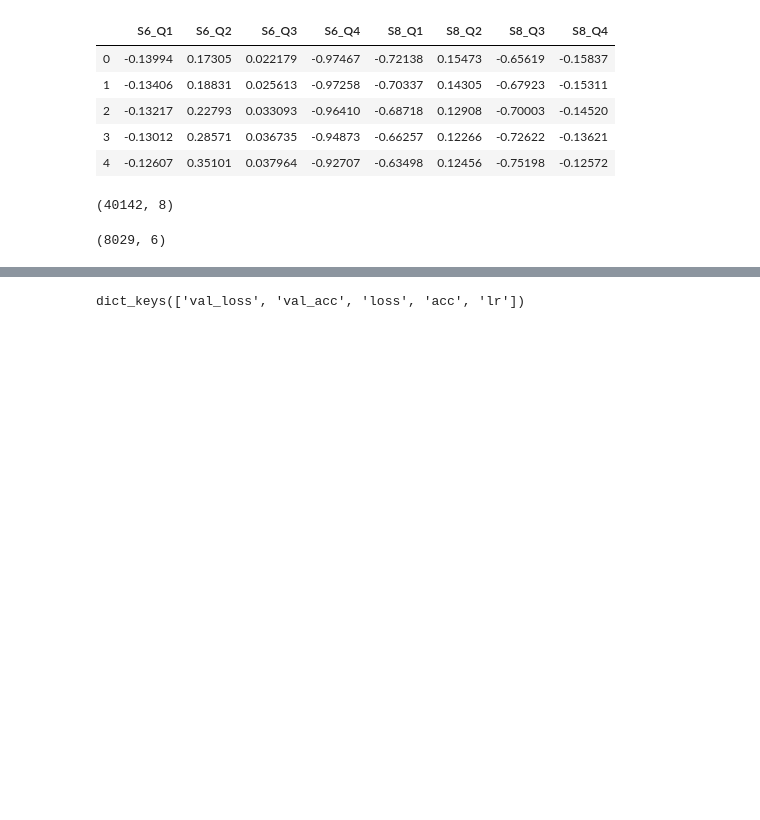
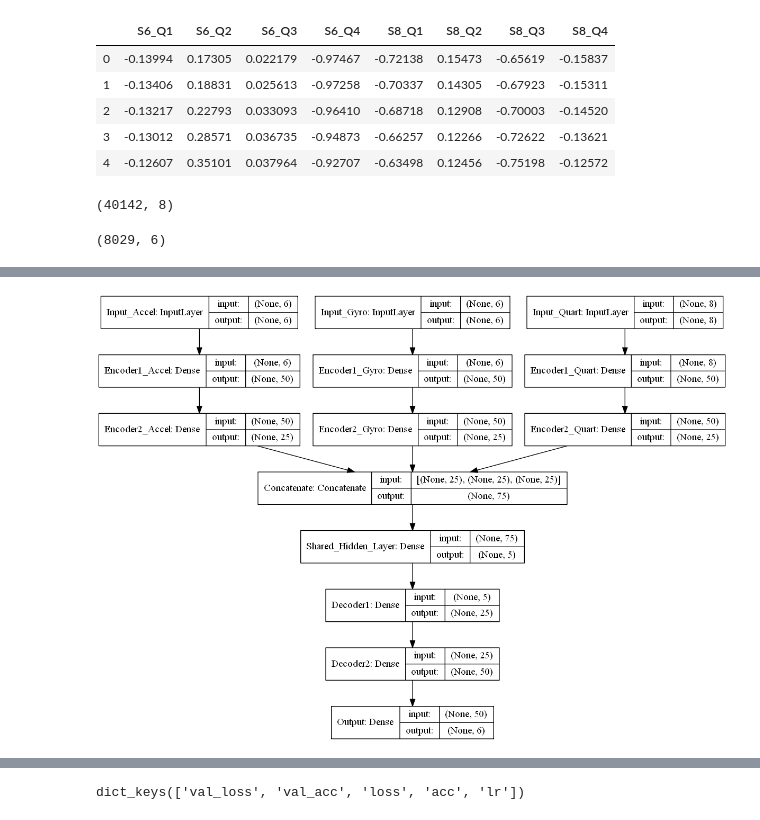
Before and after one commit to raymondng76/PRS-ISSM-2019-09-09-IS1FT-CA3, a Jupyter notebook: code/CA3.ipynb, the cells around one changed output, grey strips where cells are left out. Cells and saved outputs as stored; diff of their text form; code cells hidden in the pictures; blank space fills up the shorter version.

```diff
--- a/code/CA3.ipynb
+++ b/code/CA3.ipynb
@@ -219,6 +223,14 @@ Total params: 7,111
 Trainable params: 7,111
 Non-trainable params: 0
 __________________________________________________________________________________________________
+# %%
+plot_model(model,
+           to_file='model.png',
+           show_shapes=True,
+           show_layer_names=True)
+IPython.display.Image('model.png')
+# %% [output]
+[figure, added]
 # %%
 model.compile(optimizer='adam', metrics=['accuracy'], loss=['mean_squared_logarithmic_error'])
 # %%
```
Also changed, not shown: parts of 10 cells of this notebook.
